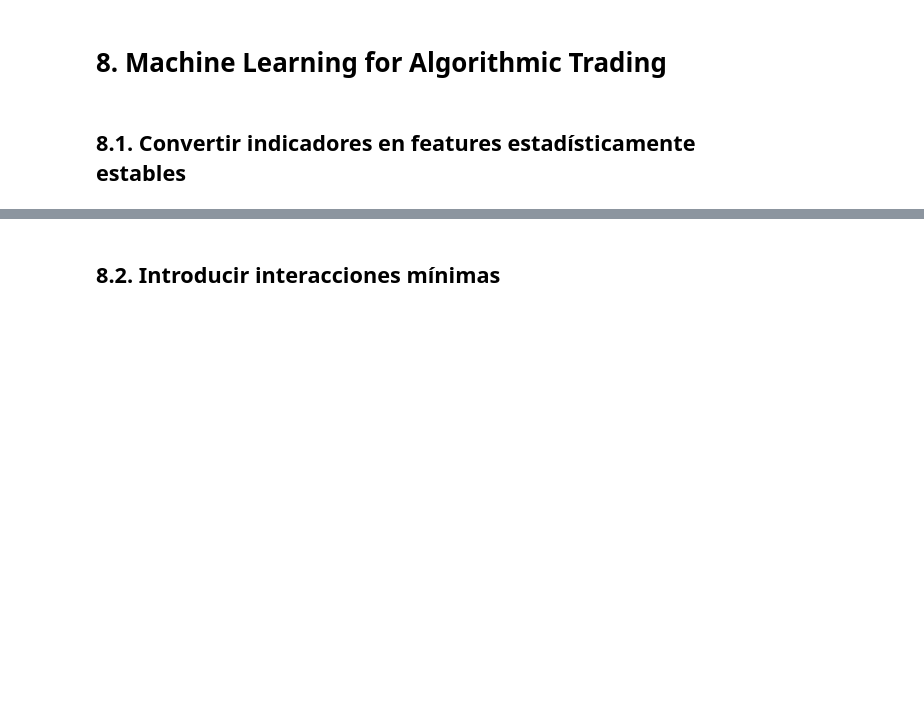
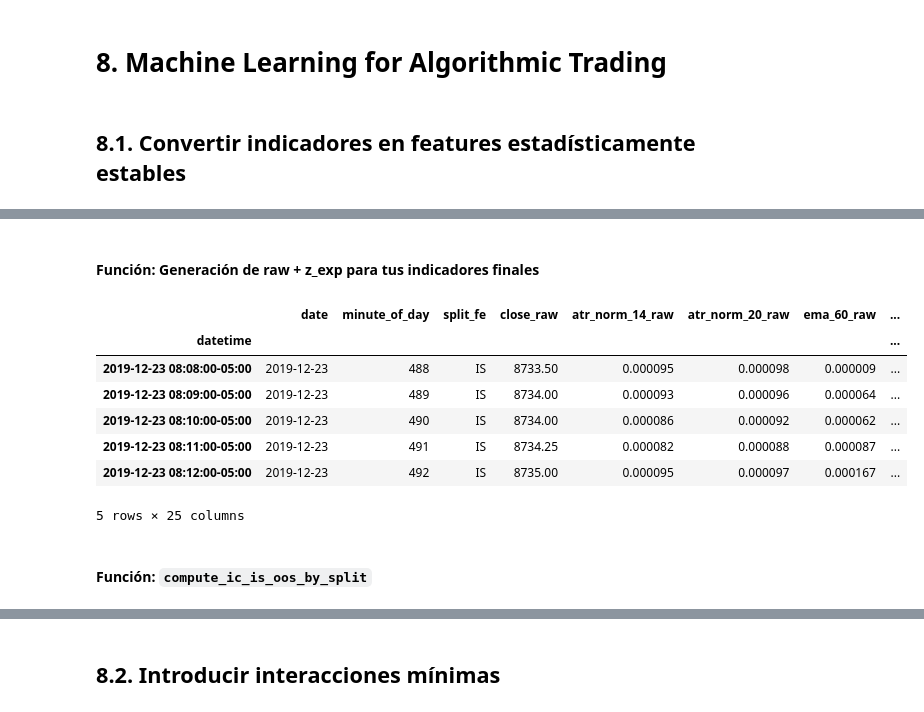
Before and after one commit to GUNAPILLCO/neural_profit, a Jupyter notebook: stage_03_feature_engineering/stage_03_feature_engineering.ipynb, the cells around one changed output, grey strips where cells are left out. Saved outputs shown, nothing was run; the diff lists cells and outputs as text; code cells hidden in the pictures; blank space fills up the shorter version.

```diff
--- a/stage_03_feature_engineering/stage_03_feature_engineering.ipynb
+++ b/stage_03_feature_engineering/stage_03_feature_engineering.ipynb
@@ -4711,3 +4821,5 @@ mnq_features_targets.head()
+# %% [markdown]
+#### **Función: Generación de raw + z_exp para tus indicadores finales**
 # %%
 # ============================================================
 # Pipeline: crea raw + z_exp para tus indicadores finales
@@ -4744,6 +4856,19 @@ final_cols = base_cols + final_features + [c for c in targets if c in df.columns
 mnq_features_targets_norm = df.loc[:, final_cols].dropna()
 
 #print(mnq_features_targets_norm.head(3))
+# %%
+mnq_features_targets_norm.head(5)
+# %% [output]
+|  | date | minute_of_day | split_fe | close_raw | atr_norm_14_raw | atr_norm_20_raw | ema_60_raw | ... |
+| datetime |  |  |  |  |  |  |  | ... |
+| 2019-12-23 08:08:00-05:00 | 2019-12-23 | 488 | IS | 8733.50 | 0.000095 | 0.000098 | 0.000009 | ... |
+| 2019-12-23 08:09:00-05:00 | 2019-12-23 | 489 | IS | 8734.00 | 0.000093 | 0.000096 | 0.000064 | ... |
+| 2019-12-23 08:10:00-05:00 | 2019-12-23 | 490 | IS | 8734.00 | 0.000086 | 0.000092 | 0.000062 | ... |
+| 2019-12-23 08:11:00-05:00 | 2019-12-23 | 491 | IS | 8734.25 | 0.000082 | 0.000088 | 0.000087 | ... |
+| 2019-12-23 08:12:00-05:00 | 2019-12-23 | 492 | IS | 8735.00 | 0.000095 | 0.000097 | 0.000167 | ... |
+5 rows × 25 columns
+# %% [markdown]
+#### **Función: `compute_ic_is_oos_by_split`**
 # %%
 import numpy as np
 import pandas as pd
```
Also changed, not shown: parts of 45 cells of this notebook.
